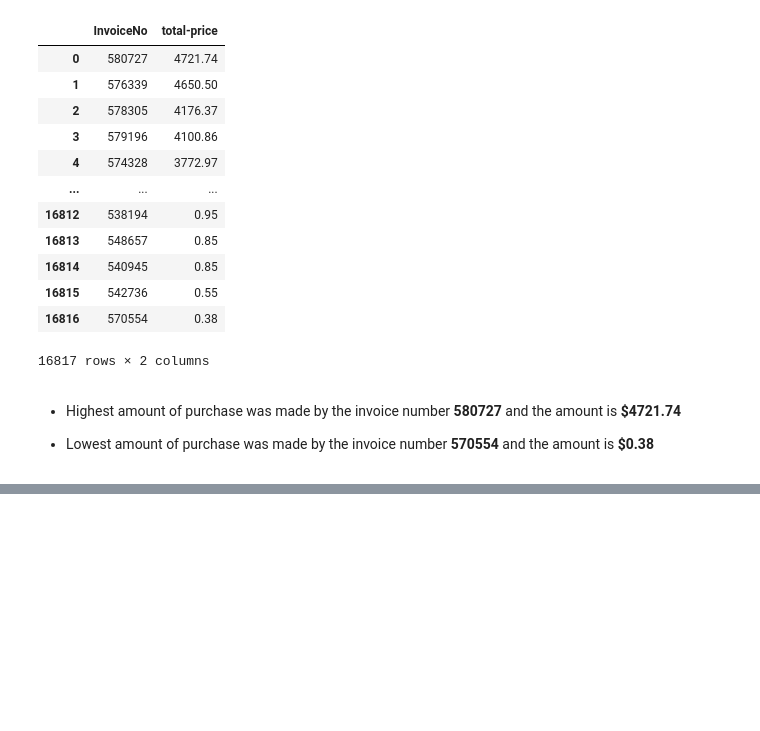
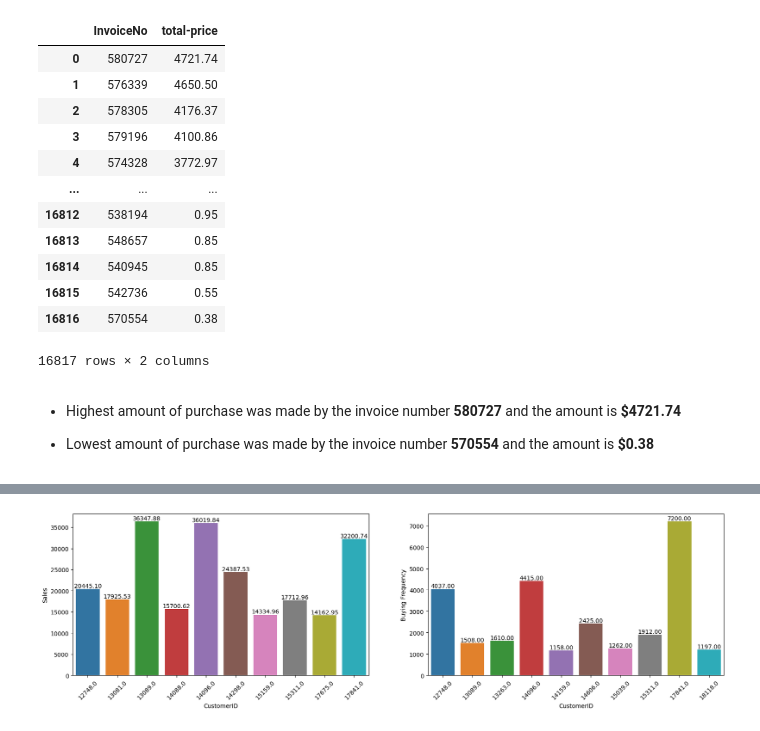
Before and after one commit to sanhiitaa/customer-segmentation-rfm-analysis, a Jupyter notebook: customer_segmentation.ipynb, the cells around one changed output, grey strips where cells are left out. Cells and saved outputs as stored; diff of their text form; code cells hidden in the pictures; blank space fills up the shorter version.

```diff
--- a/customer_segmentation.ipynb
+++ b/customer_segmentation.ipynb
@@ -385,0 +438,19 @@ inv
+# %%
+plt.figure(figsize=(20,5))
+# top 10 customers in UK based on sales
+plt.subplot(1,2,1)
+sales=df[df['Country']=='United Kingdom'].groupby(['CustomerID'])['total-price'].sum().sort_values(ascending=False).head(10)
+ax=sns.barplot(x=sales.index, y=sales.values)
+plt.xticks(rotation=45)
+plt.ylabel('Sales')
+ann_vertical(ax);
+
+# Top 10 uk customers based on frequency of purchases
+plt.subplot(1,2,2)
+frequency=df[df['Country']=='United Kingdom'].groupby(['CustomerID'])['InvoiceNo'].count().sort_values(ascending=False).head(10)
+ax=sns.barplot(x=frequency.index, y=frequency.values)
+plt.xticks(rotation=45)
+plt.ylabel('Buying Frequency')
+ann_vertical(ax);
+# %% [output]
+[figure, added]
```
Also changed, not shown: parts of 17 cells of this notebook.
